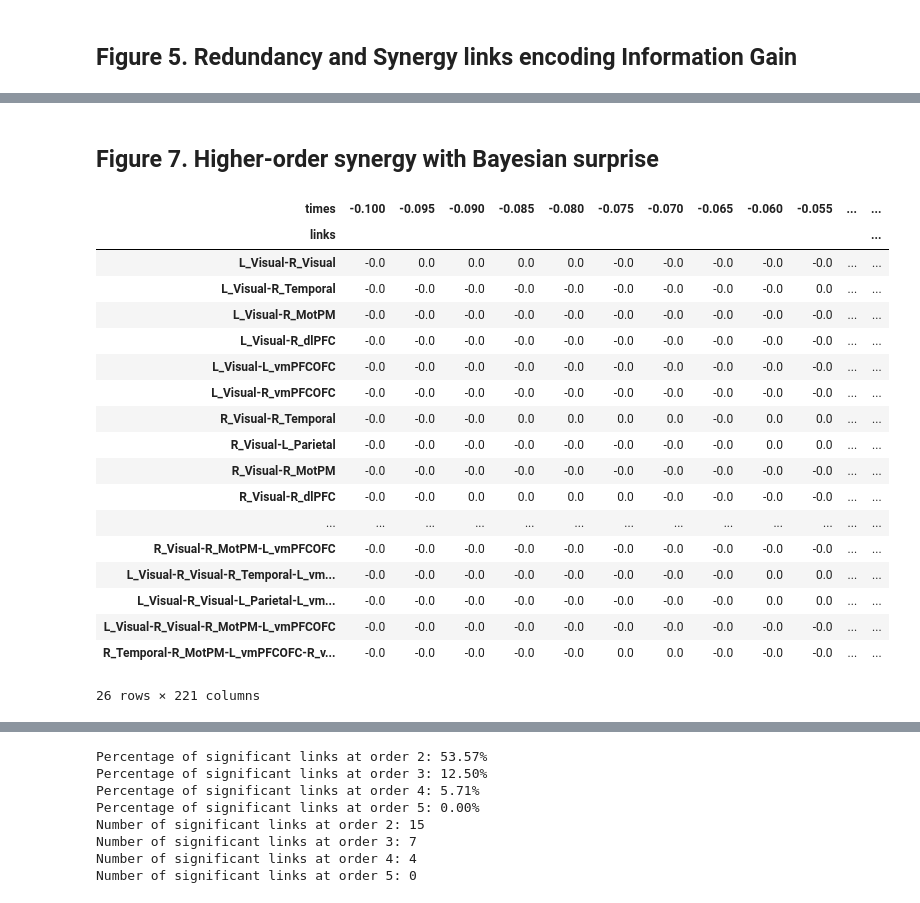
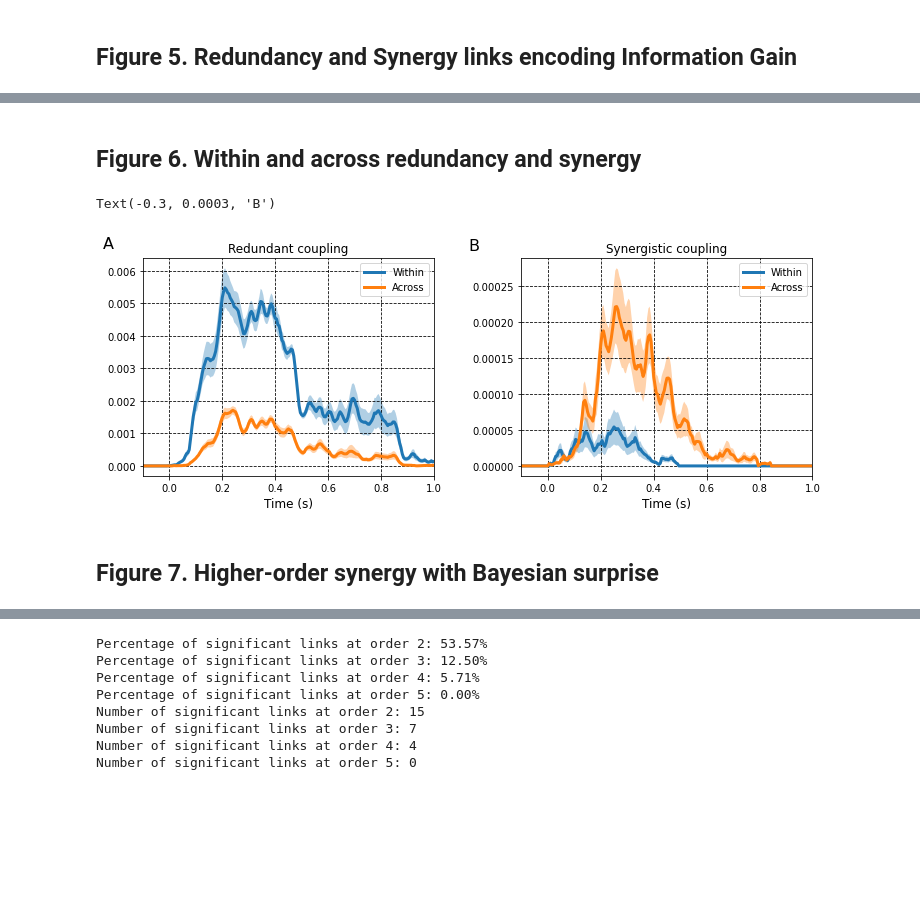
Before and after one commit to brainets/hosi_infogain, a Jupyter notebook: notebooks/main_figures.ipynb, the cells around one changed output, grey strips where cells are left out. Drawn from its saved outputs; the diff is of its cells as text; code cells hidden in the pictures; blank space fills up the shorter version.

```diff
--- a/notebooks/main_figures.ipynb
+++ b/notebooks/main_figures.ipynb
@@ -387,2 +391,4 @@ plt.show()
 # %%
 # f.savefig('/home/INT/brovelli.a/Desktop/fig_visuomotor_meg/Fig_5.png', dpi=300, bbox_inches='tight')
+# %% [markdown]
+## Figure 6. Within and across redundancy and synergy
@@ -389,3 +460,54 @@ plt.show()
+# %%
+# Subplot per area
+
+f, axs = plt.subplots(1, 2, figsize=(12, 4))
+plt.subplots_adjust(wspace=0.3)
+
+# Red
+m = np.mean(red_within, axis=0)
+sem = np.std(red_within, axis=0)/np.sqrt(np.shape(red_within)[0])/2
+
+axs[0].plot(times, m, linewidth=3)
+axs[0].fill_between(times, m - sem, m + sem , alpha=0.35)
+red_within = np.abs(red_within)
+
+m = np.mean(red_across, axis=0)
+sem = np.std(red_across, axis=0)/np.sqrt(np.shape(red_within)[0])/2
+
+axs[0].plot(times, m, linewidth=3)
+axs[0].fill_between(times, m - sem, m + sem , alpha=0.35)
+
+axs[0].legend(['Within', 'Across'])
+
+axs[0].set_title('Redundant coupling')
+axs[0].set_xlabel('Time (s)', fontsize=12)
+axs[0].set_xlim((-0.1, 1.))
+axs[0].grid(True)
+axs[0].text(-0.25, 0.0067, 'A', fontsize=16)
+
+# Syn
+m = np.mean(syn_within, axis=0)
+sem = np.std(syn_within, axis=0)/np.sqrt(np.shape(syn_within)[0])/2
+
+axs[1].plot(times, m, linewidth=3)
+axs[1].fill_between(times, m - sem, m + sem , alpha=0.35)
+
+m = np.mean(syn_across, axis=0)
+sem = np.std(syn_across, axis=0)/np.sqrt(np.shape(syn_within)[0])/2
+
+axs[1].plot(times, m, linewidth=3)
+axs[1].fill_between(times, m - sem, m + sem , alpha=0.35)
+
+axs[1].legend(['Within', 'Across'])
+
+axs[1].set_title('Synergistic coupling')
+axs[1].set_xlabel('Time (s)', fontsize=12)
+axs[1].set_xlim((-0.1, 1.))
+axs[1].grid(True)
+axs[1].text(-0.3, 0.0003, 'B', fontsize=16)
+# %% [output]
+Text(-0.3, 0.0003, 'B')
+[figure, added]
 # %% [markdown]
 ## Figure 7. Higher-order synergy with Bayesian surprise
 # %%
@@ -417,28 +539,6 @@ data['order'] = ('links', order)
 # Tranform to dataframe
 data = data.T
 df = data.to_pandas()
-# %%
-df
-# %% [output]
-| times | -0.100 | -0.095 | -0.090 | -0.085 | -0.080 | -0.075 | -0.070 | -0.065 | -0.060 | -0.055 | ... | ... |
-| links |  |  |  |  |  |  |  |  |  |  |  | ... |
-| L_Visual-R_Visual | -0.0 | 0.0 | 0.0 | 0.0 | 0.0 | -0.0 | -0.0 | -0.0 | -0.0 | -0.0 | ... | ... |
-| L_Visual-R_Temporal | -0.0 | -0.0 | -0.0 | -0.0 | -0.0 | -0.0 | -0.0 | -0.0 | -0.0 | 0.0 | ... | ... |
-| L_Visual-R_MotPM | -0.0 | -0.0 | -0.0 | -0.0 | -0.0 | -0.0 | -0.0 | -0.0 | -0.0 | -0.0 | ... | ... |
-| L_Visual-R_dlPFC | -0.0 | -0.0 | -0.0 | -0.0 | -0.0 | -0.0 | -0.0 | -0.0 | -0.0 | -0.0 | ... | ... |
-| L_Visual-L_vmPFCOFC | -0.0 | -0.0 | -0.0 | -0.0 | -0.0 | -0.0 | -0.0 | -0.0 | -0.0 | -0.0 | ... | ... |
-| L_Visual-R_vmPFCOFC | -0.0 | -0.0 | -0.0 | -0.0 | -0.0 | -0.0 | -0.0 | -0.0 | -0.0 | -0.0 | ... | ... |
-| R_Visual-R_Temporal | -0.0 | -0.0 | -0.0 | 0.0 | 0.0 | 0.0 | 0.0 | -0.0 | 0.0 | 0.0 | ... | ... |
-| R_Visual-L_Parietal | -0.0 | -0.0 | -0.0 | -0.0 | -0.0 | -0.0 | -0.0 | -0.0 | 0.0 | 0.0 | ... | ... |
-| R_Visual-R_MotPM | -0.0 | -0.0 | -0.0 | -0.0 | -0.0 | -0.0 | -0.0 | -0.0 | -0.0 | -0.0 | ... | ... |
-| R_Visual-R_dlPFC | -0.0 | -0.0 | 0.0 | 0.0 | 0.0 | 0.0 | -0.0 | -0.0 | -0.0 | -0.0 | ... | ... |
-| ... | ... | ... | ... | ... | ... | ... | ... | ... | ... | ... | ... | ... |
-| R_Visual-R_MotPM-L_vmPFCOFC | -0.0 | -0.0 | -0.0 | -0.0 | -0.0 | -0.0 | -0.0 | -0.0 | -0.0 | -0.0 | ... | ... |
-| L_Visual-R_Visual-R_Temporal-L_vm... | -0.0 | -0.0 | -0.0 | -0.0 | -0.0 | -0.0 | -0.0 | -0.0 | 0.0 | 0.0 | ... | ... |
-| L_Visual-R_Visual-L_Parietal-L_vm... | -0.0 | -0.0 | -0.0 | -0.0 | -0.0 | -0.0 | -0.0 | -0.0 | 0.0 | 0.0 | ... | ... |
-| L_Visual-R_Visual-R_MotPM-L_vmPFCOFC | -0.0 | -0.0 | -0.0 | -0.0 | -0.0 | -0.0 | -0.0 | -0.0 | -0.0 | -0.0 | ... | ... |
-| R_Temporal-R_MotPM-L_vmPFCOFC-R_v... | -0.0 | -0.0 | -0.0 | -0.0 | -0.0 | 0.0 | 0.0 | -0.0 | -0.0 | -0.0 | ... | ... |
-26 rows × 221 columns
 # %%
 # Plot figure with subplots of different sizes
 fig = plt.figure(1, figsize=(16, 10))
```
Also changed, not shown: parts of 32 cells of this notebook, 1 other file.
